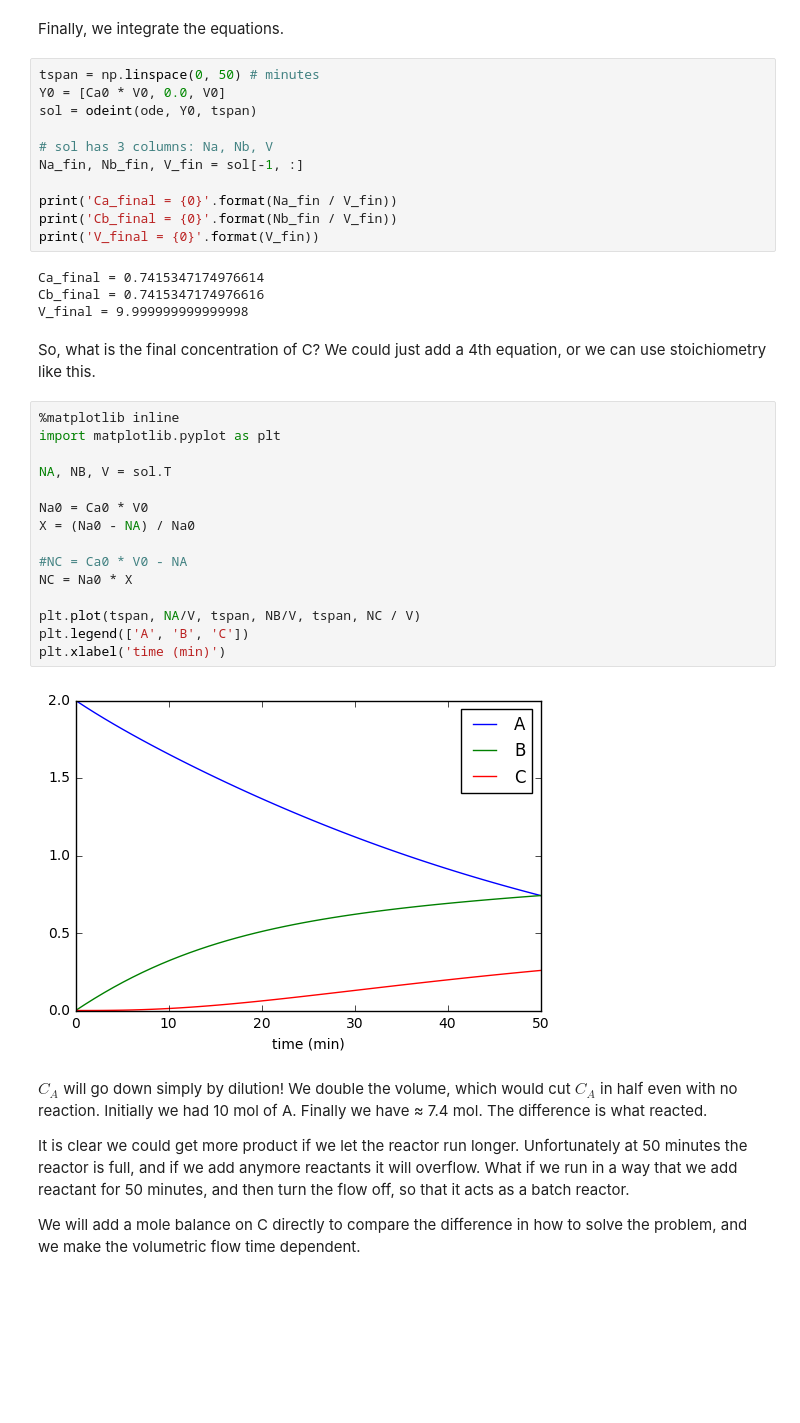
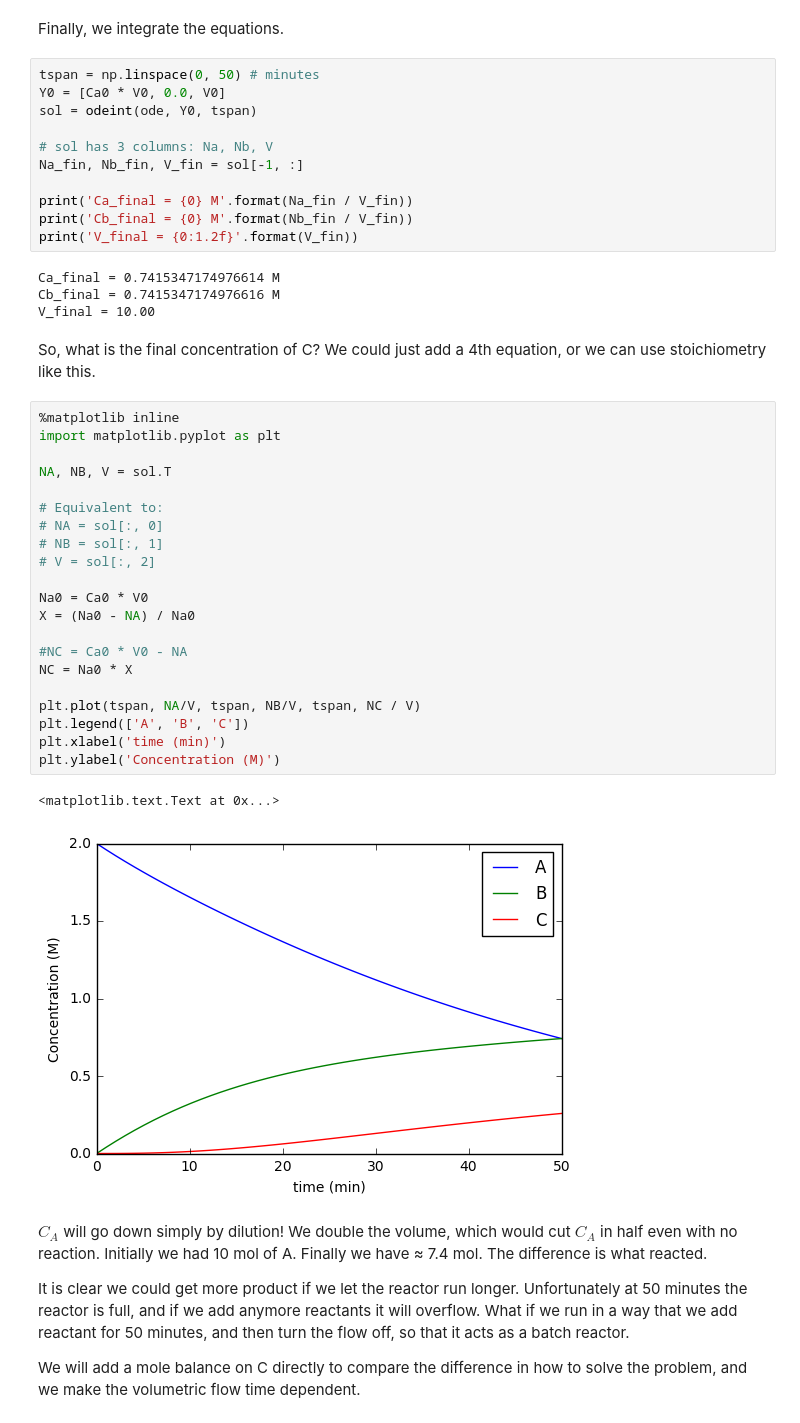
Before and after one commit to jkitchin/s17-06364, a Jupyter notebook: lectures/lecture-06.ipynb, the cells around one changed output. Saved outputs shown, nothing was run; the diff lists cells and outputs as text; blank space fills up the shorter version.

```diff
--- a/lectures/lecture-06.ipynb
+++ b/lectures/lecture-06.ipynb
@@ -83,32 +83,39 @@ sol = odeint(ode, Y0, tspan)
 # sol has 3 columns: Na, Nb, V
 Na_fin, Nb_fin, V_fin = sol[-1, :]
 
-print('Ca_final = {0}'.format(Na_fin / V_fin))
-print('Cb_final = {0}'.format(Nb_fin / V_fin))
-print('V_final = {0}'.format(V_fin))
+print('Ca_final = {0} M'.format(Na_fin / V_fin))
+print('Cb_final = {0} M'.format(Nb_fin / V_fin))
+print('V_final = {0:1.2f}'.format(V_fin))
 # %% [output]
-Ca_final = 0.7415347174976614
-Cb_final = 0.7415347174976616
-V_final = 9.999999999999998
+Ca_final = 0.7415347174976614 M
+Cb_final = 0.7415347174976616 M
+V_final = 10.00
 # %% [markdown]
 So, what is the final concentration of C? We could just add a 4th equation, or we can use stoichiometry like this.
 # %%
 %matplotlib inline
 import matplotlib.pyplot as plt
 
 NA, NB, V = sol.T
+
+# Equivalent to:
+# NA = sol[:, 0]
+# NB = sol[:, 1]
+# V = sol[:, 2]
 
 Na0 = Ca0 * V0
 X = (Na0 - NA) / Na0
 
 #NC = Ca0 * V0 - NA
 NC = Na0 * X
 
 plt.plot(tspan, NA/V, tspan, NB/V, tspan, NC / V)
 plt.legend(['A', 'B', 'C'])
 plt.xlabel('time (min)')
+plt.ylabel('Concentration (M)')
 # %% [output]
+<matplotlib.text.Text at 0x...>
-[figure, old version]
+[figure, new version]
 # %% [markdown]
 $C_A$ will go down simply by dilution! We double the volume, which would cut $C_A$ in half even with no reaction. Initially we had 10 mol of A. Finally we have &asymp; 7.4 mol. The difference is what reacted.
 
```
Also changed, not shown: parts of 10 cells of this notebook, 1 other file.
